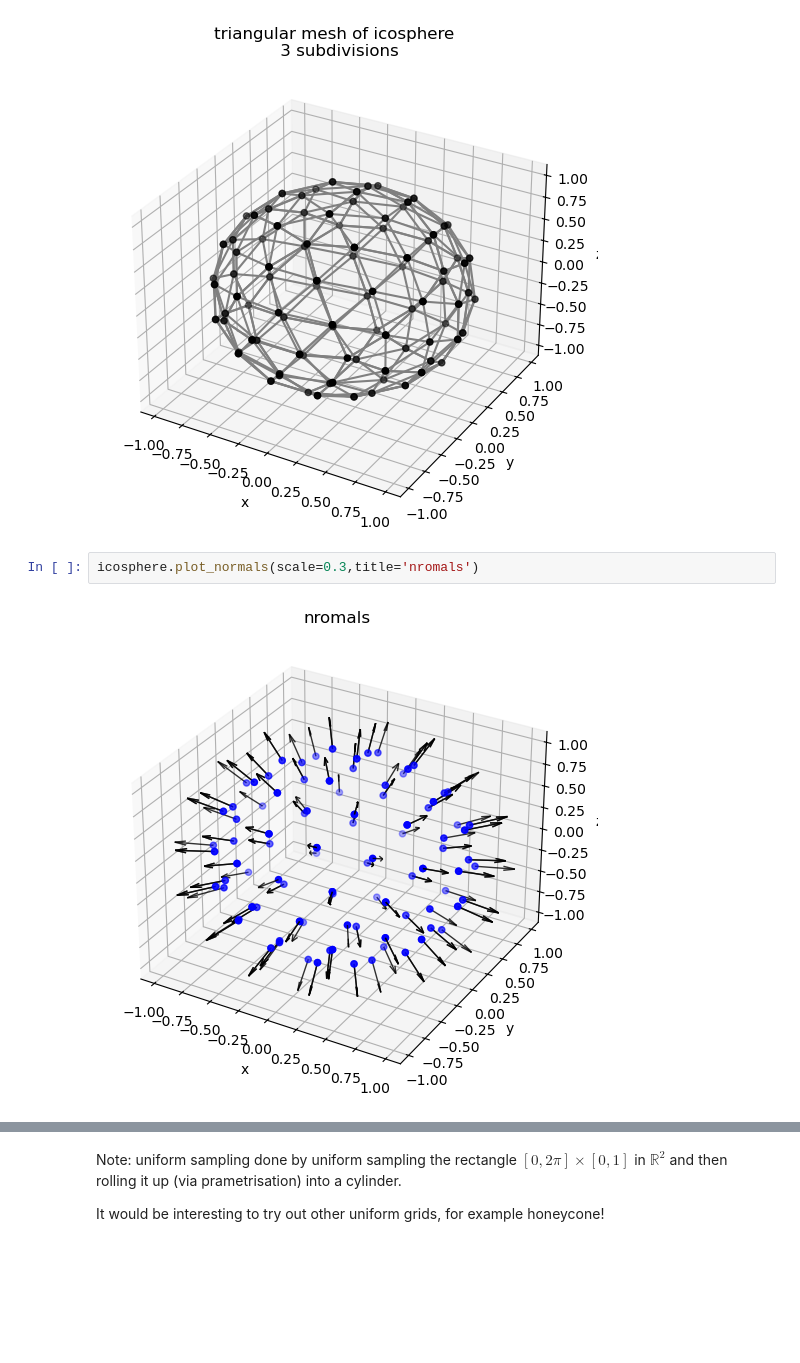
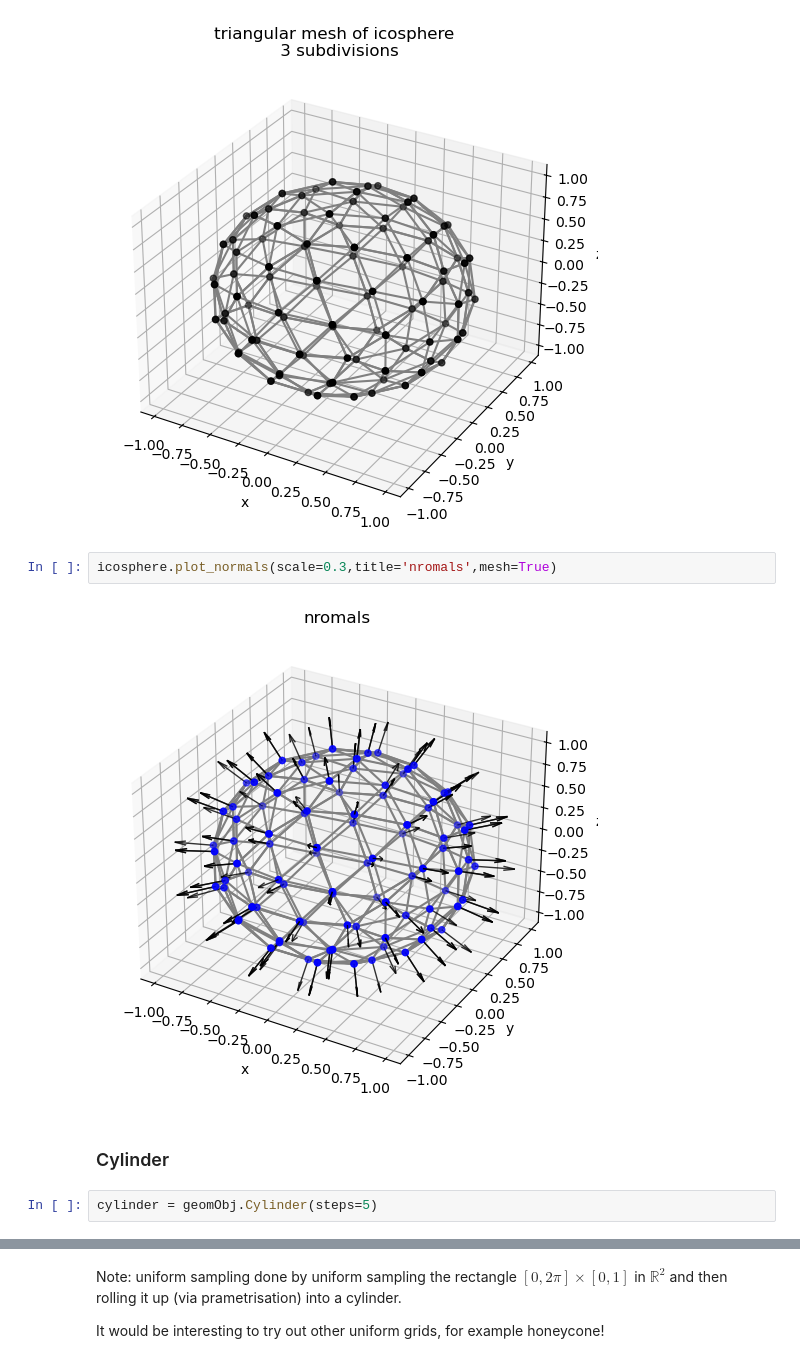
Before and after one commit to dHuberYoumans/maths, a Jupyter notebook: MeanCurvFlow/notebook/MeanCurvFlow.ipynb, the cells around one changed output, grey strips where cells are left out. Drawn from its saved outputs; the diff is of its cells as text; blank space fills up the shorter version.

```diff
--- a/MeanCurvFlow/notebook/MeanCurvFlow.ipynb
+++ b/MeanCurvFlow/notebook/MeanCurvFlow.ipynb
@@ -147,9 +150,13 @@ icosphere.plot_mesh(v_color='k',e_color='gray',title=f'triangular mesh of icosph
 # %% [output]
 [figure]
 # %%
-icosphere.plot_normals(scale=0.3,title='nromals')
+icosphere.plot_normals(scale=0.3,title='nromals',mesh=True)
 # %% [output]
-[figure, old version]
+[figure, new version]
+# %% [markdown]
+### Cylinder
+# %%
+cylinder = geomObj.Cylinder(steps=5)
 # %%
 cylinder.plot_surface()
 # %% [output]
```
Also changed, not shown: parts of 6 cells of this notebook.
